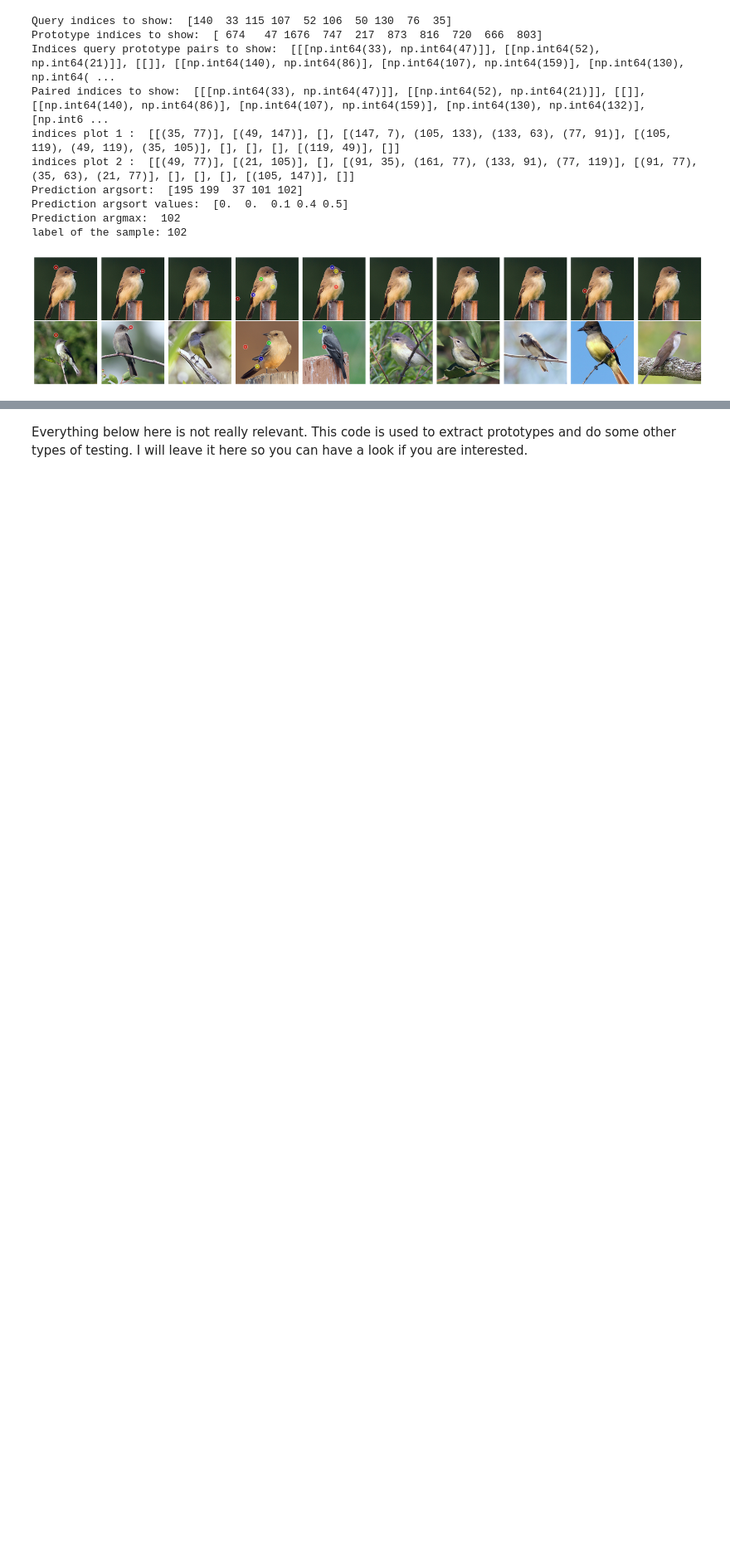
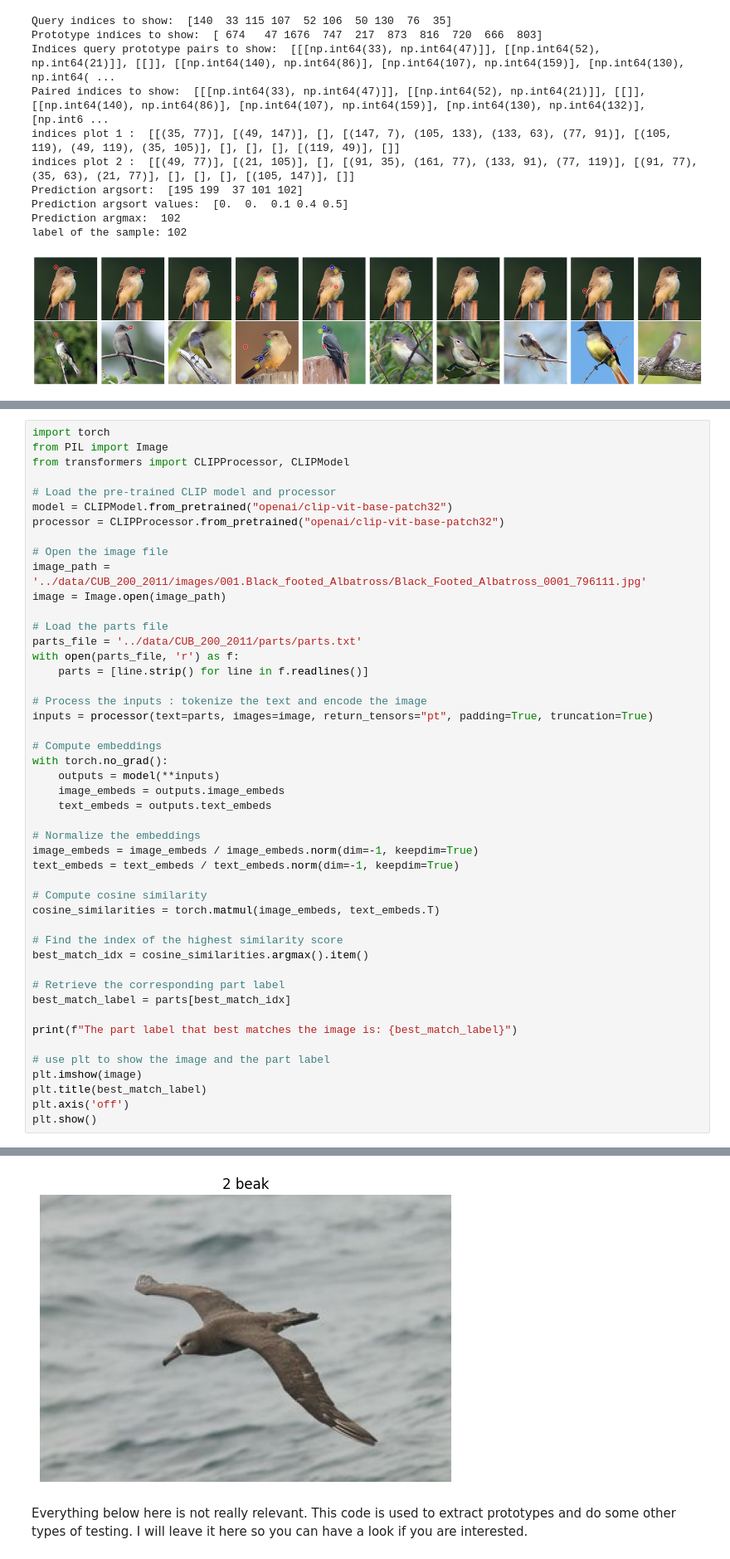
Before and after one commit to chensy618/02456_Deep_Learning_Project, a Jupyter notebook: src/CodeForStudents_Advanced_CUBS_KeypointCountingClassifier.ipynb, the cells around one changed output, grey strips where cells are left out. Shown at 83% size. Cells and saved outputs as stored; diff of their text form; blank space fills up the shorter version.

Commit message:
add clip text model simple test code

```diff
--- a/src/CodeForStudents_Advanced_CUBS_KeypointCountingClassifier.ipynb
+++ b/src/CodeForStudents_Advanced_CUBS_KeypointCountingClassifier.ipynb
@@ -696,0 +700,48 @@ label of the sample: 102
+# %%
+import torch
+from PIL import Image
+from transformers import CLIPProcessor, CLIPModel
+
+# Load the pre-trained CLIP model and processor
+model = CLIPModel.from_pretrained("openai/clip-vit-base-patch32")
+processor = CLIPProcessor.from_pretrained("openai/clip-vit-base-patch32")
+
+# Open the image file
+image_path = '../data/CUB_200_2011/images/001.Black_footed_Albatross/Black_Footed_Albatross_0001_796111.jpg'
+image = Image.open(image_path)
+
+# Load the parts file
+parts_file = '../data/CUB_200_2011/parts/parts.txt'
+with open(parts_file, 'r') as f:
+    parts = [line.strip() for line in f.readlines()]
+
+# Process the inputs : tokenize the text and encode the image
+inputs = processor(text=parts, images=image, return_tensors="pt", padding=True, truncation=True)
+
+# Compute embeddings
+with torch.no_grad():
+    outputs = model(**inputs)
+    image_embeds = outputs.image_embeds
+    text_embeds = outputs.text_embeds
+
+# Normalize the embeddings
+image_embeds = image_embeds / image_embeds.norm(dim=-1, keepdim=True)
+text_embeds = text_embeds / text_embeds.norm(dim=-1, keepdim=True)
+
+# Compute cosine similarity
+cosine_similarities = torch.matmul(image_embeds, text_embeds.T)
+
+# Find the index of the highest similarity score
+best_match_idx = cosine_similarities.argmax().item()
+
+# Retrieve the corresponding part label
+best_match_label = parts[best_match_idx]
+
+print(f"The part label that best matches the image is: {best_match_label}")
+
+# use plt to show the image and the part label
+plt.imshow(image)
+plt.title(best_match_label)
+plt.axis('off')
+plt.show()
+# %% [output]
@@ -697,3 +749,4 @@ label of the sample: 102
+[figure, added]
 # %% [markdown]
 Everything below here is not really relevant. This code is used to extract prototypes and do some other types of testing. I will leave it here so you can have a look if you are interested.
 # %%
```
Also changed, not shown: parts of 3 cells of this notebook.
